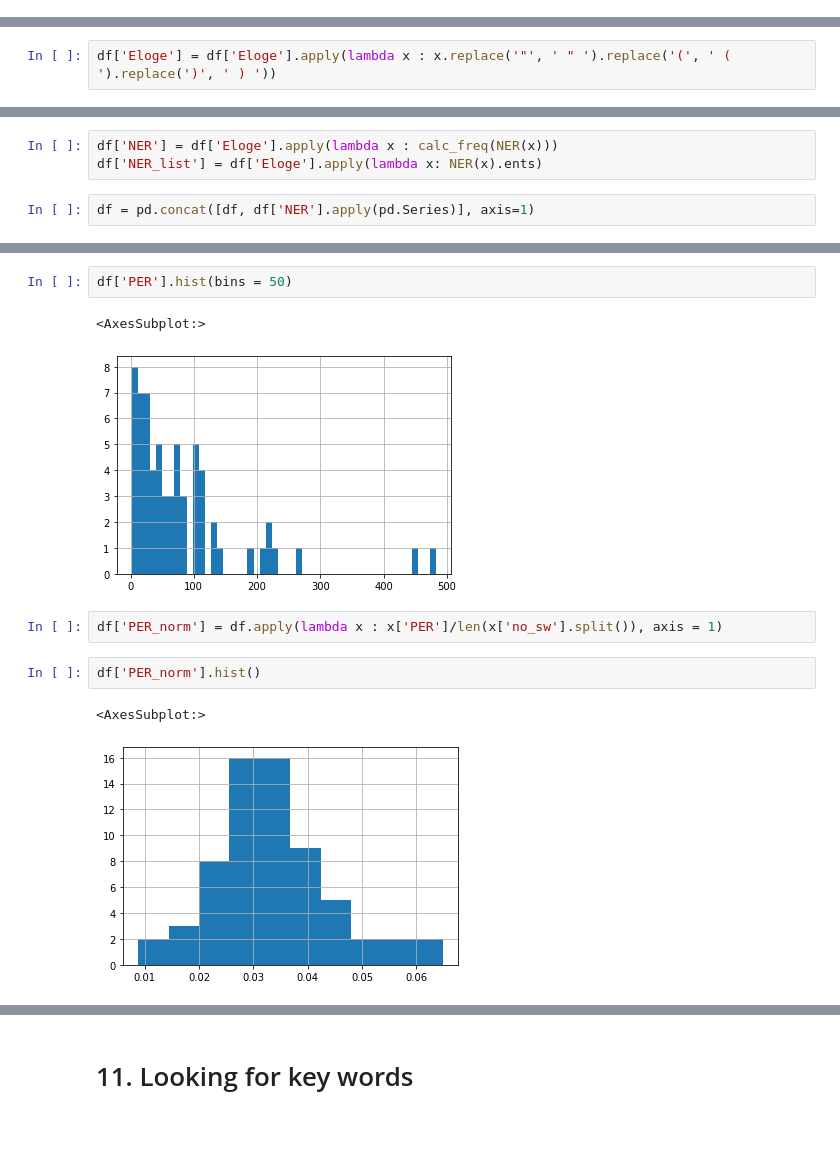
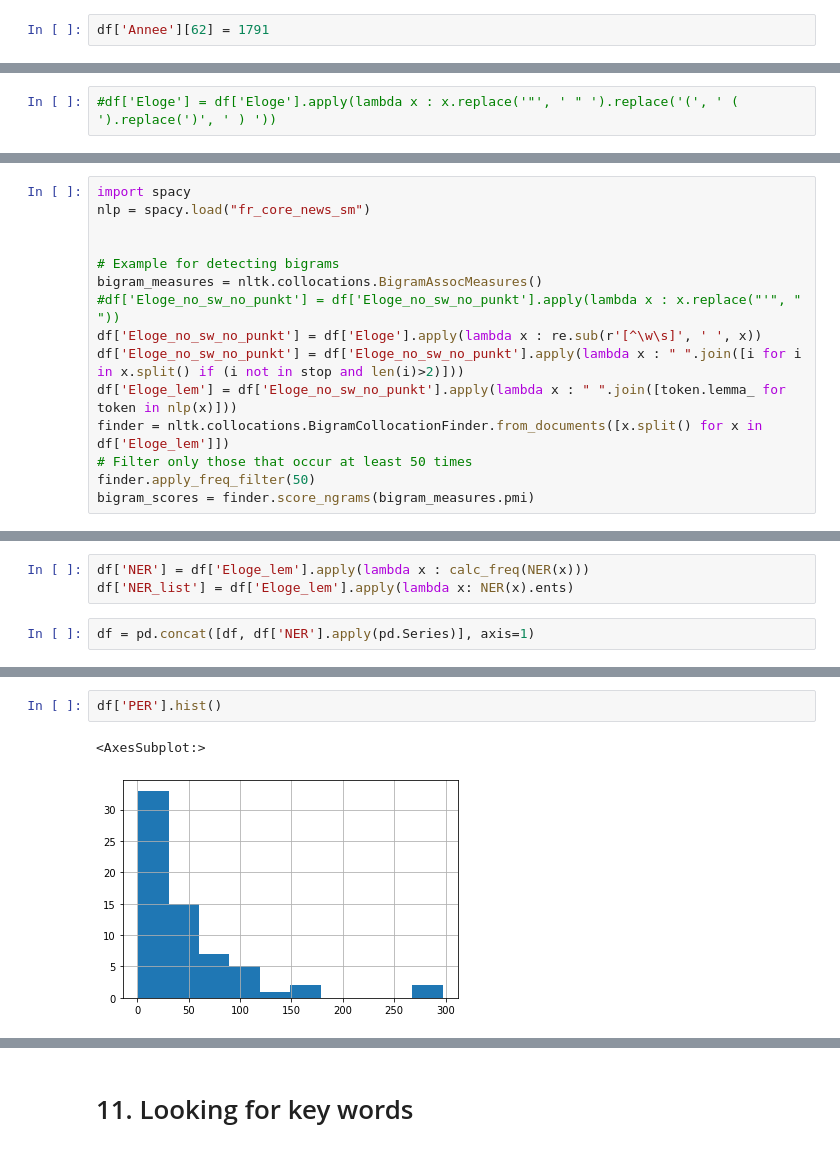
Before and after one commit to LHST-EPFL/eloge_academie, a Jupyter notebook: Code/Condorcet.ipynb, the cells around one changed output, grey strips where cells are left out. Saved outputs shown, nothing was run; the diff lists cells and outputs as text.

Commit message:
lemmatize

```diff
--- a/Code/Condorcet.ipynb
+++ b/Code/Condorcet.ipynb
@@ -44,0 +74,2 @@ df_2.shape
+# %%
+df['Annee'][62] = 1791
@@ -141,7 +184,7 @@ df
 # %% [markdown]
 ## c. Adding space between " and ( )
 # %%
-df['Eloge'] = df['Eloge'].apply(lambda x : x.replace('"', ' " ').replace('(', ' ( ').replace(')', ' ) '))
+#df['Eloge'] = df['Eloge'].apply(lambda x : x.replace('"', ' " ').replace('(', ' ( ').replace(')', ' ) '))
 # %% [markdown]
 # 4. Analyzing the eulogies
 # %% [markdown]
@@ -423,0 +434,15 @@ corpus=preprocess_news(df)
+# %%
+import spacy
+nlp = spacy.load("fr_core_news_sm")
+
+
+# Example for detecting bigrams
+bigram_measures = nltk.collocations.BigramAssocMeasures()
+#df['Eloge_no_sw_no_punkt'] = df['Eloge_no_sw_no_punkt'].apply(lambda x : x.replace("'", " "))
+df['Eloge_no_sw_no_punkt'] = df['Eloge'].apply(lambda x : re.sub(r'[^\w\s]', ' ', x))
+df['Eloge_no_sw_no_punkt'] = df['Eloge_no_sw_no_punkt'].apply(lambda x : " ".join([i for i in x.split() if (i not in stop and len(i)>2)]))
+df['Eloge_lem'] = df['Eloge_no_sw_no_punkt'].apply(lambda x : " ".join([token.lemma_ for token in nlp(x)]))
+finder = nltk.collocations.BigramCollocationFinder.from_documents([x.split() for x in df['Eloge_lem']])
+# Filter only those that occur at least 50 times
+finder.apply_freq_filter(50)
+bigram_scores = finder.score_ngrams(bigram_measures.pmi)
@@ -625,8 +805,8 @@ def calc_freq(ner):
             dict_count[word.label_] = 1
     return dict_count
 # %%
-df['NER'] = df['Eloge'].apply(lambda x : calc_freq(NER(x)))
-df['NER_list'] = df['Eloge'].apply(lambda x: NER(x).ents)
+df['NER'] = df['Eloge_lem'].apply(lambda x : calc_freq(NER(x)))
+df['NER_list'] = df['Eloge_lem'].apply(lambda x: NER(x).ents)
 # %%
 df = pd.concat([df, df['NER'].apply(pd.Series)], axis=1)
 # %%
@@ -641,12 +821,5 @@ df.head()
 # %%
-df['PER'].hist(bins = 50)
+df['PER'].hist()
 # %% [output]
 <AxesSubplot:>
-[figure, old version]
+[figure, new version]
-# %%
-df['PER_norm'] = df.apply(lambda x : x['PER']/len(x['no_sw'].split()), axis = 1)
-# %%
-df['PER_norm'].hist()
-# %% [output]
-<AxesSubplot:>
-[figure, removed]
```
Also changed, not shown: parts of 61 cells of this notebook.
